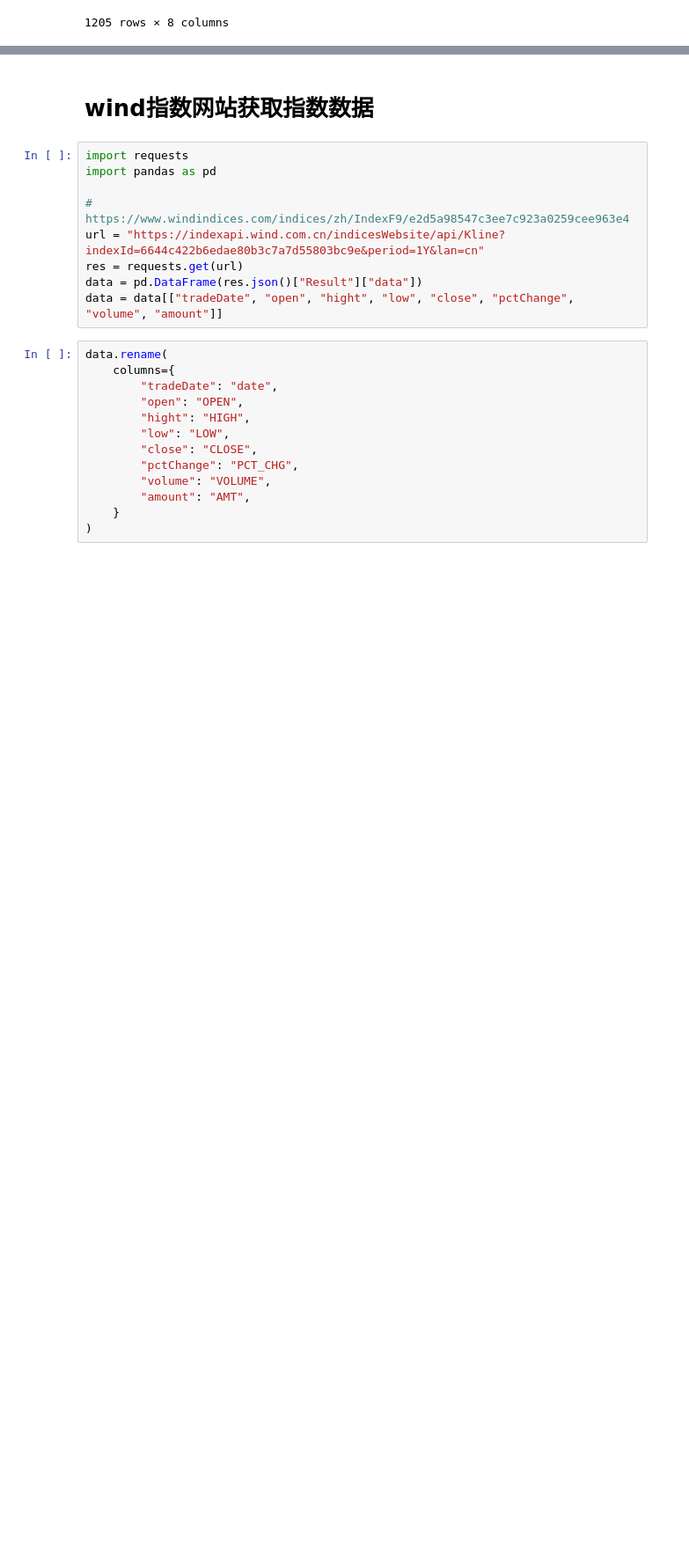
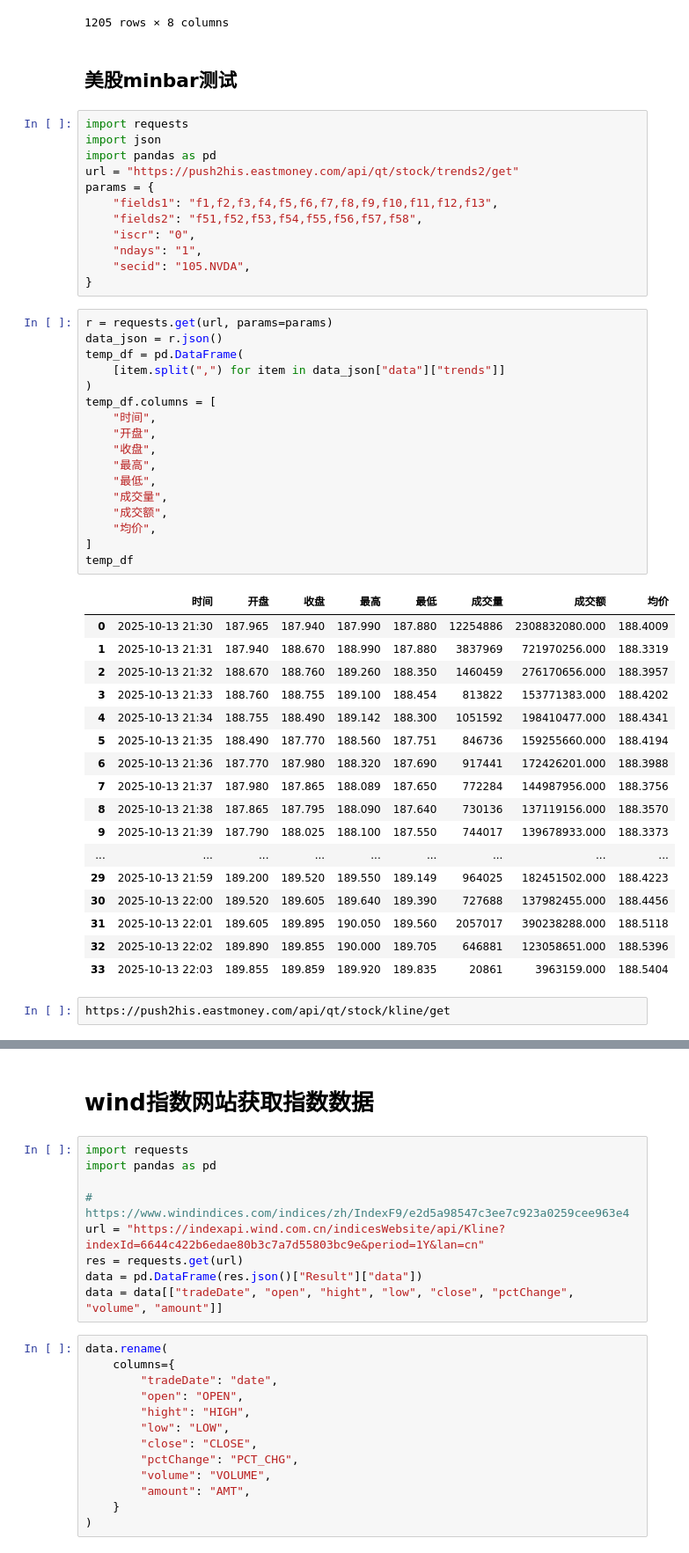
Before and after one commit to Euclid-Jie/UpdateData2Sql, a Jupyter notebook: test.ipynb, the cells around one changed output, grey strips where cells are left out. Shown at 88% size. Cells and saved outputs as stored; diff of their text form; blank space fills up the shorter version.

```diff
--- a/test.ipynb
+++ b/test.ipynb
@@ -45,3 +45,54 @@ index_zh_a_hist_min_em_df
 | 1203 | 2025-09-01 14:59:00 | 2953.61 | 2953.61 | 2953.61 | 2953.61 | 0 | 0.000000e+00 | 2919.903 |
 | 1204 | 2025-09-01 15:00:00 | 2953.61 | 2956.37 | 2956.37 | 2953.61 | 3330836 | 8.251685e+09 | 2920.480 |
 1205 rows × 8 columns
+# %% [markdown]
+## 美股minbar测试
+# %%
+import requests
+import json
+import pandas as pd
+url = "https://push2his.eastmoney.com/api/qt/stock/trends2/get"
+params = {
+    "fields1": "f1,f2,f3,f4,f5,f6,f7,f8,f9,f10,f11,f12,f13",
+    "fields2": "f51,f52,f53,f54,f55,f56,f57,f58",
+    "iscr": "0",
+    "ndays": "1",
+    "secid": "105.NVDA",
+}
+# %%
+r = requests.get(url, params=params)
+data_json = r.json()
+temp_df = pd.DataFrame(
+    [item.split(",") for item in data_json["data"]["trends"]]
+)
+temp_df.columns = [
+    "时间",
+    "开盘",
+    "收盘",
+    "最高",
+    "最低",
+    "成交量",
+    "成交额",
+    "均价",
+]
+temp_df
+# %% [output]
+|  | 时间 | 开盘 | 收盘 | 最高 | 最低 | 成交量 | 成交额 | 均价 |
+| 0 | 2025-10-13 21:30 | 187.965 | 187.940 | 187.990 | 187.880 | 12254886 | 2308832080.000 | 188.4009 |
+| 1 | 2025-10-13 21:31 | 187.940 | 188.670 | 188.990 | 187.880 | 3837969 | 721970256.000 | 188.3319 |
+| 2 | 2025-10-13 21:32 | 188.670 | 188.760 | 189.260 | 188.350 | 1460459 | 276170656.000 | 188.3957 |
+| 3 | 2025-10-13 21:33 | 188.760 | 188.755 | 189.100 | 188.454 | 813822 | 153771383.000 | 188.4202 |
+| 4 | 2025-10-13 21:34 | 188.755 | 188.490 | 189.142 | 188.300 | 1051592 | 198410477.000 | 188.4341 |
+| 5 | 2025-10-13 21:35 | 188.490 | 187.770 | 188.560 | 187.751 | 846736 | 159255660.000 | 188.4194 |
+| 6 | 2025-10-13 21:36 | 187.770 | 187.980 | 188.320 | 187.690 | 917441 | 172426201.000 | 188.3988 |
+| 7 | 2025-10-13 21:37 | 187.980 | 187.865 | 188.089 | 187.650 | 772284 | 144987956.000 | 188.3756 |
+| 8 | 2025-10-13 21:38 | 187.865 | 187.795 | 188.090 | 187.640 | 730136 | 137119156.000 | 188.3570 |
+| 9 | 2025-10-13 21:39 | 187.790 | 188.025 | 188.100 | 187.550 | 744017 | 139678933.000 | 188.3373 |
+| ... | ... | ... | ... | ... | ... | ... | ... | ... |
+| 29 | 2025-10-13 21:59 | 189.200 | 189.520 | 189.550 | 189.149 | 964025 | 182451502.000 | 188.4223 |
+| 30 | 2025-10-13 22:00 | 189.520 | 189.605 | 189.640 | 189.390 | 727688 | 137982455.000 | 188.4456 |
+| 31 | 2025-10-13 22:01 | 189.605 | 189.895 | 190.050 | 189.560 | 2057017 | 390238288.000 | 188.5118 |
+| 32 | 2025-10-13 22:02 | 189.890 | 189.855 | 190.000 | 189.705 | 646881 | 123058651.000 | 188.5396 |
+| 33 | 2025-10-13 22:03 | 189.855 | 189.859 | 189.920 | 189.835 | 20861 | 3963159.000 | 188.5404 |
+# %%
+https://push2his.eastmoney.com/api/qt/stock/kline/get
```
Also changed, not shown: parts of 3 cells of this notebook, 1 other file.
